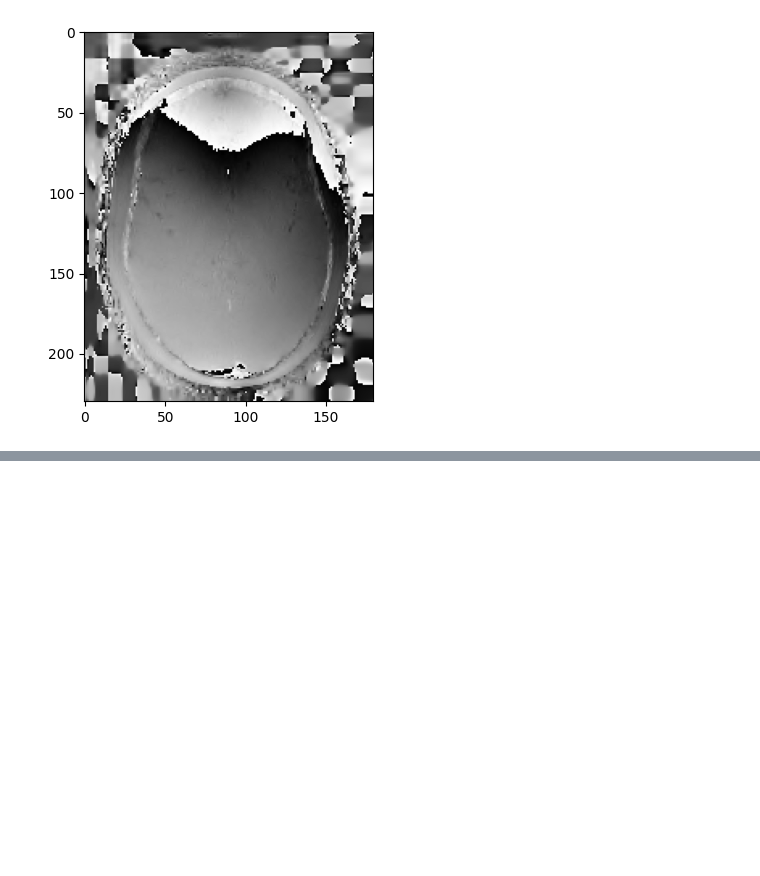
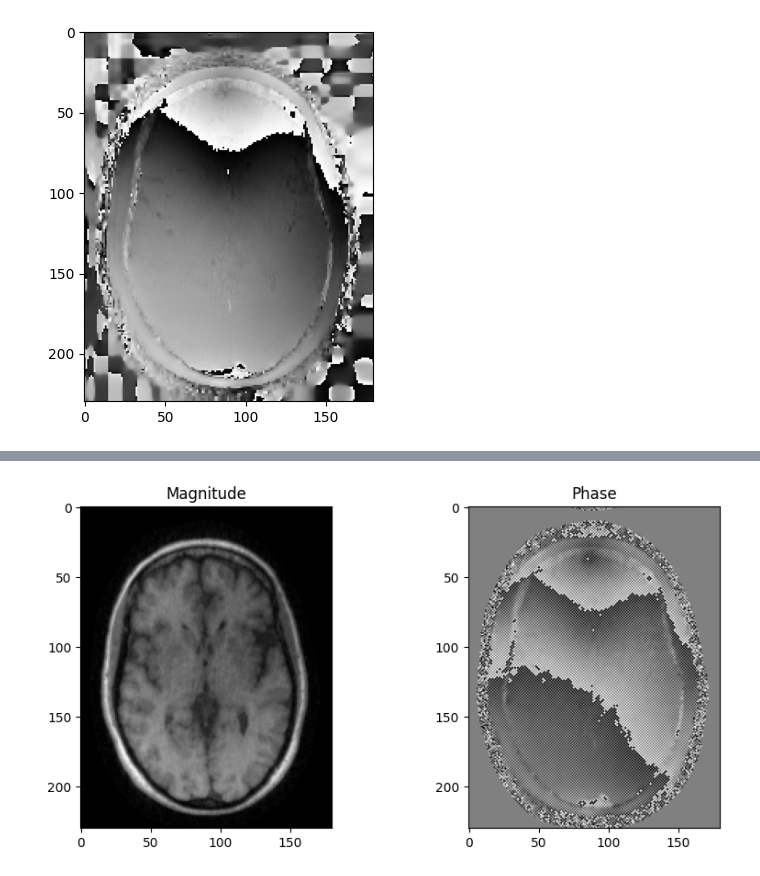
Before and after one commit to impulse462/ma221_proj, a Jupyter notebook: recon_test.ipynb, the cells around one changed output, grey strips where cells are left out. Cells and saved outputs as stored; diff of their text form; code cells hidden in the pictures; blank space fills up the shorter version.

Commit message:
Added L1 reconstruction as seperate notebook

```diff
--- a/recon_test.ipynb
+++ b/recon_test.ipynb
@@ -216,3 +214,85 @@ plt.imshow(np.flip(np.angle(img_l1wav)), cmap='gray')
 [figure]
 <matplotlib.image.AxesImage at 0x...>
 [figure]
+# %%
+# L1 Wavelet Reconstruction in numpy
+
+
+def l1_sense_reconstruction(kspace, sensitivity_maps, num_iters=100, lamda=1e-2, tol=1e-6, use_fp16=False):
+    ishape = (kspace.shape[1], kspace.shape[2]) # image shape
+
+    def get_weights(y):
+        return (np.sqrt(np.sum(np.square(y), axis=0)) > 0).astype(y.dtype)
+
+    W = get_weights(kspace).astype()
+
+    def forward_op(x):
+        #return A(x)
+        """Forward operation: SENSE forward model."""
+        shifted_image = np.fft.fftshift(x*sensitivity_maps, axes=(-2,-1)) # need to shift
+        res =  np.fft.fft2(shifted_image, ishape, norm='ortho', axes=(-2,-1))
+        return W**0.5 * res
+
+    # x* FHSH
+    def adjoint_op(y):
+        #return A.H(y)
+        """Adjoint operation: SENSE adjoint model."""
+        ifft_result = np.fft.ifft2(W**0.5*y, ishape, norm='ortho',  axes=(-2,-1))
+        shifted_ifft_result = np.fft.ifftshift(ifft_result, axes=(-2,-1)) # need to shift
+        return np.sum(np.conj(sensitivity_maps) * shifted_ifft_result, axis=0)
+
+
+    def grad_L1(x):
+        zeros = (np.abs(x) == 0)
+        xp = np.where(zeros, 0, x/np.abs(x))
+        return xp
+
+    # Define AHA operator: A^H A + lambda I
+    def normal_op(x):
+        #return x + lamda * x
+        """Normal equation operator: A^H A + lambda L1 norm"""
+        result = 2*adjoint_op(forward_op(x)) + lamda*grad_L1(x)
+        return result
+
+    b = adjoint_op(kspace)
+    x = np.zeros_like(b)  # 0s init
+    r = np.zeros_like(b)  # 0s init
+    if use_fp16:
+        r = to_fp16(b - normal_op(x))
+    else:
+        r = b - normal_op(x)
+
+    # gradient descent iterations
+    for i in range(num_iters):
+        rAr = (np.vdot(r, normal_op(r)))
+
+        if rAr <= 0:
+            print(f"Matrix not positive definite after {i} iterations. Stopping.")
+            break
+
+        stepsize = np.real(np.vdot(r,r)/rAr)
+
+        x = x + stepsize * r
+        r = r - stepsize * normal_op(r)
+        resid = np.sqrt(np.real(np.vdot(r,r)))
+
+        print(i, resid)
+        if resid < tol:
+            print(f'Converged after {i+1} iterations with residual {resid}')
+            break
+
+
+    return x
+
+
+recon_img = l1_sense_reconstruction(ksp, mps, num_iters=100, lamda=0.005)
+#recon_img_16b = conjugate_sense_reconstruction(ksp_complex32, mps_complex32, lamda=1e-2, use_fp16=True)
+
+plt.figure(figsize=(10,10))
+plt.subplot(221)
+plt.imshow(np.abs(np.flip(recon_img)), cmap='gray')
+plt.title('Magnitude')
+plt.subplot(222)
+plt.imshow(np.angle(np.flip(recon_img)), cmap='gray')
+plt.title('Phase')
+# %% [output]
@@ -218,0 +317 @@ plt.imshow(np.flip(np.angle(img_l1wav)), cmap='gray')
+[figure, added]
```
Also changed, not shown: parts of 2 cells of this notebook, 1 other file.
